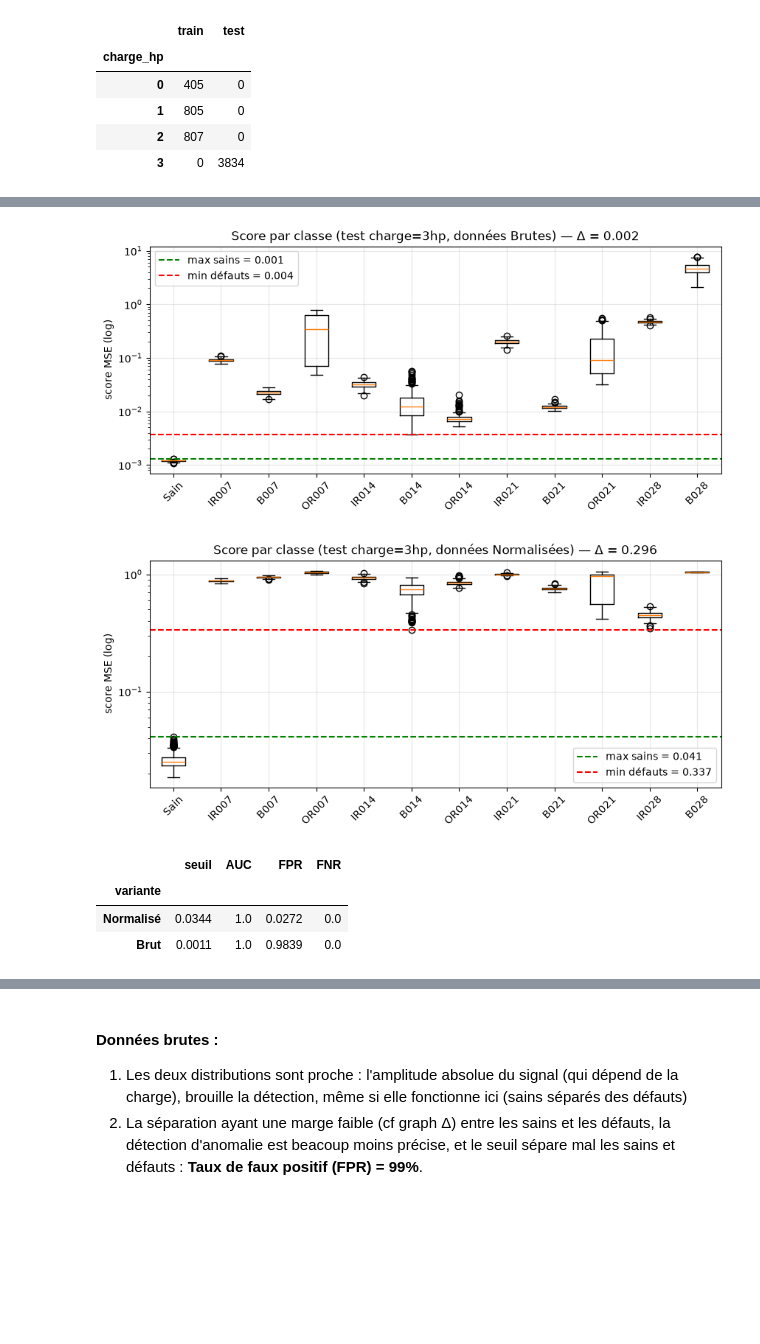
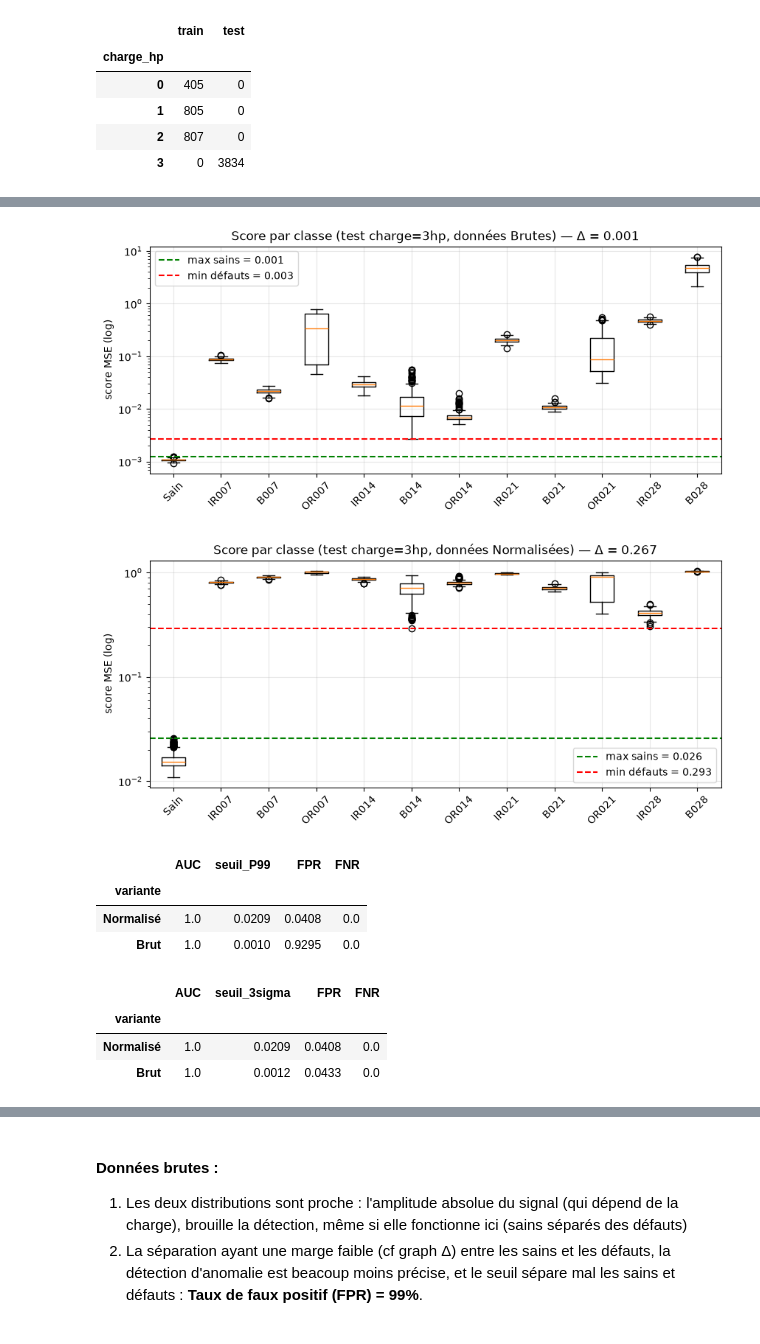
Before and after one commit to Robin3992/BDS_Fault_Detection, a Jupyter notebook: Codes/Robin/3.DL/AE_1D/3.DAE.ipynb, the cells around one changed output, grey strips where cells are left out. Cells and saved outputs as stored; diff of their text form; code cells hidden in the pictures; blank space fills up the shorter version.

```diff
--- a/Codes/Robin/3.DL/AE_1D/3.AE_Tests_Robustesse.ipynb
+++ b/Codes/Robin/3.DL/AE_1D/3.DAE.ipynb
@@ -159,12 +159,25 @@ def score_mse(modele, X):
 
 resultats = []
 hists = {}
-seuils = {}
+seuilsP99 = {}
+seuils3sigma = {}
+resultats3sigma = []
 modeles = {}
+
+SNR_TRAIN = 10      # dB de bruit ajouté au train ; None = pas de bruitage (AE classique)
+
 for variante, X in [("Normalisé", SBNorm), ("Brut", SB)]:
     print(f"\n\n=== Cas données {variante} ===\n")
     # 1) entraînement UNIQUEMENT sur les sains du train, modèle reset au changement de données
     X_train_sain = X[i_train][sain[i_train]]
+
+    # Bruitage du train : on passe d'un AE à un DAE (Denoising AutoEncoder) :
+    # On donne un signal sain ET bruité au modèle en entrée, et il apprend à reconstruire un signal sain et PROPRE,
+    # Ainsi il apprend à reconnaitre les sains, mais également à débruiter en même temps !
+    if SNR_TRAIN is not None:
+        p = X_train_sain.var()
+        X_train_sain = X_train_sain + np.sqrt(p / 10**(SNR_TRAIN/10)) * np.random.randn(*X_train_sain.shape)
+
     modele = models.conv1d_ae(X.shape[1])
     ES = EarlyStopping(monitor="val_loss", patience=5, min_delta=0.02, restore_best_weights=True)       # ES pour entrainement rapide
     # ES = EarlyStopping(monitor="val_loss", patience=5, min_delta=0.001, restore_best_weights=True)       # ES pour entrainement poussé
@@ -174,17 +187,26 @@ for variante, X in [("Normalisé", SBNorm), ("Brut", SB)]:
 
     # 2) score sur toutes les fenêtres ; seuil = p99 des scores des sains du train
     score = score_mse(modele, X)
-    seuil = np.percentile(score[i_train][sain[i_train]], 99)
-    infos["score_" + variante] = score
-    seuils[variante] = seuil
+    ScoreTrainSain = score[i_train][sain[i_train]]
+    seuil = np.percentile(ScoreTrainSain, 99)
+    infos["scoreP99_" + variante] = score
+    seuilsP99[variante] = seuil
+
+    # 2b) Seuil alternatif ; seuil = règle μ + 3σ sur les scores des sains du train
+    seuil3sigma = ScoreTrainSain.mean() + 3 * ScoreTrainSain.std()
+    infos["score3sigma_" + variante] = score
+    seuils3sigma[variante] = seuil3sigma
 
     # 3) évaluation sur le test
     y = (infos["defaut_sain"].to_numpy()[i_test] == "Défaut").astype(int)
     s_test = score[i_test]
     auc = roc_auc_score(y, s_test)
     TN, FP, FN, TP = confusion_matrix(y, s_test > seuil, labels=[0, 1]).ravel()
-    resultats.append({"variante": variante, "seuil": round(seuil, 4), "AUC": round(auc, 3),
+    resultats.append({"variante": variante, "AUC": round(auc, 3), "seuil_P99": round(seuil, 4),
                       "FPR": round(FP/(FP+TN), 4), "FNR": round(FN/(FN+TP), 4)})
+    TN, FP, FN, TP = confusion_matrix(y, s_test > seuil3sigma, labels=[0, 1]).ravel()
+    resultats3sigma.append({"variante": variante, "AUC": round(auc, 3), "seuil_3sigma": round(seuil3sigma, 4),
+                          "FPR": round(FP/(FP+TN), 4), "FNR": round(FN/(FN+TP), 4)})
 # %% [output]
 1.Définition du modèle
 2.Entrainement et évaluation sur les données brutes et normalisées
@@ -218,31 +228,36 @@ Epoch 6/50
 # %%
 diam = infos.groupby("classe")["diametre_mils"].first()          # diamètre associé à chaque classe
 classes = sorted(infos["classe"].unique(), key=lambda c: (c != "Sain", diam[c]))  # Sain d'abord, puis 7 < 14 < 21
 
-for variante, col in [("Brut", "score_Brut"), ("Normalisé", "score_Normalisé")]:
+for variante, col in [("Brut", "scoreP99_Brut"), ("Normalisé", "scoreP99_Normalisé")]:
     s = infos[col].to_numpy()[i_test]
     est_def = infos["defaut_sain"].to_numpy()[i_test] == "Défaut"
     max_sain, min_def = s[~est_def].max(), s[est_def].min()
     delta = min_def - max_sain
 
     data = [s[infos["classe"].to_numpy()[i_test] == c] for c in classes]
     plt.figure(figsize=(10, 4))
     plt.boxplot(data, tick_labels=classes)
     plt.yscale("log")
     plt.axhline(max_sain, color="green", ls="--", label=f"max sains = {max_sain:.3f}")
     plt.axhline(min_def,  color="red",   ls="--", label=f"min défauts = {min_def:.3f}")
     plt.ylabel("score MSE (log)")
     plt.title(f"Score par classe (test charge=3hp, données {variante}es) — Δ = {delta:.3f}")
     plt.xticks(rotation=45); plt.grid(alpha=0.3); plt.legend(); plt.show()
 
 display(pd.DataFrame(resultats).set_index("variante"))     # ← comparatif final Norm vs Brut
+display(pd.DataFrame(resultats3sigma).set_index("variante"))     # ← comparatif final Norm vs Brut
 # %% [output]
-[figure, old version]
+[figure, new version]
-[figure, old version]
+[figure, new version]
-|  | seuil | AUC | FPR | FNR |
+|  | AUC | seuil_P99 | FPR | FNR |
 | variante |  |  |  |  |
-| Normalisé | 0.0344 | 1.0 | 0.0272 | 0.0 |
-| Brut | 0.0011 | 1.0 | 0.9839 | 0.0 |
+| Normalisé | 1.0 | 0.0209 | 0.0408 | 0.0 |
+| Brut | 1.0 | 0.0010 | 0.9295 | 0.0 |
+|  | AUC | seuil_3sigma | FPR | FNR |
+| variante |  |  |  |  |
+| Normalisé | 1.0 | 0.0209 | 0.0408 | 0.0 |
+| Brut | 1.0 | 0.0012 | 0.0433 | 0.0 |
 # %%
 # === Test de robustesse au bruit : on bruite le TEST à différents SNR ===
 def ajouter_bruit(x, snr_db, seed=42):
```
Also changed, not shown: parts of 3 cells of this notebook, 1 other file.
